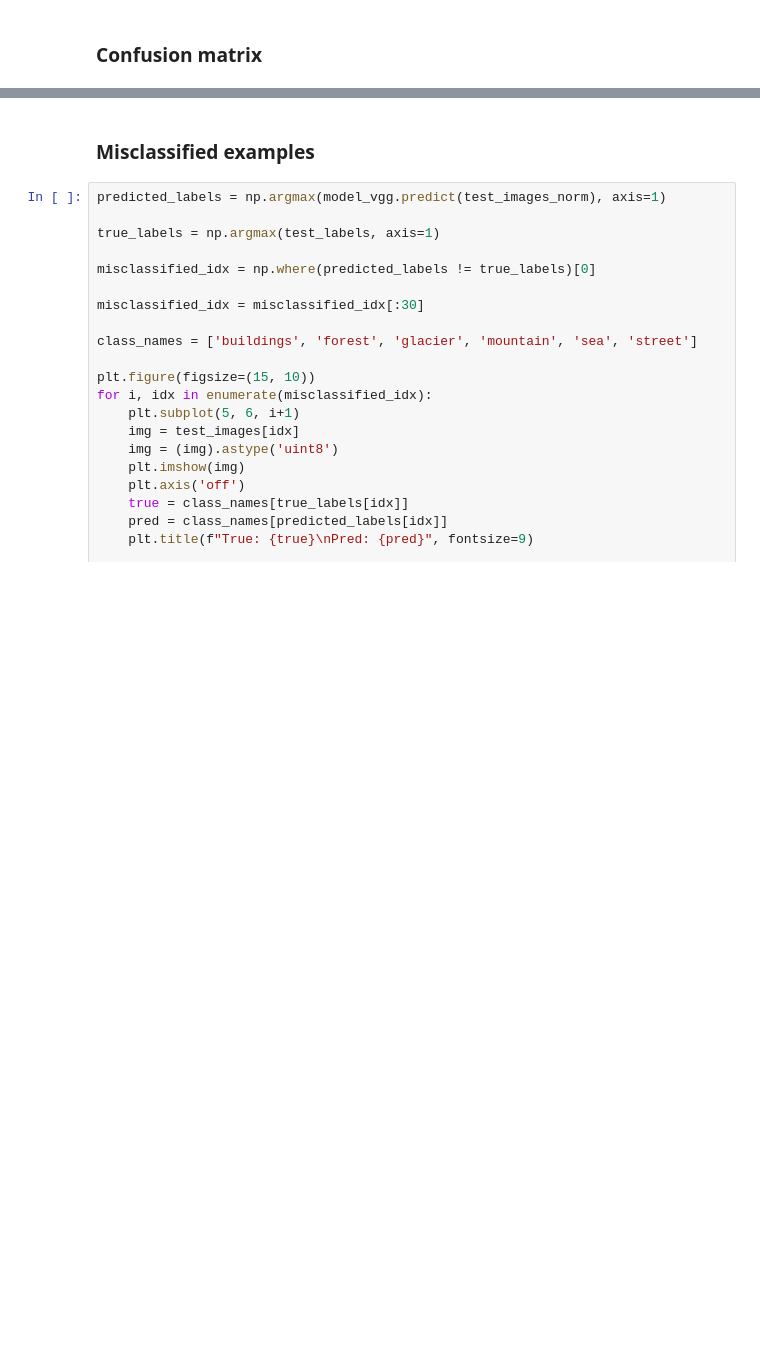
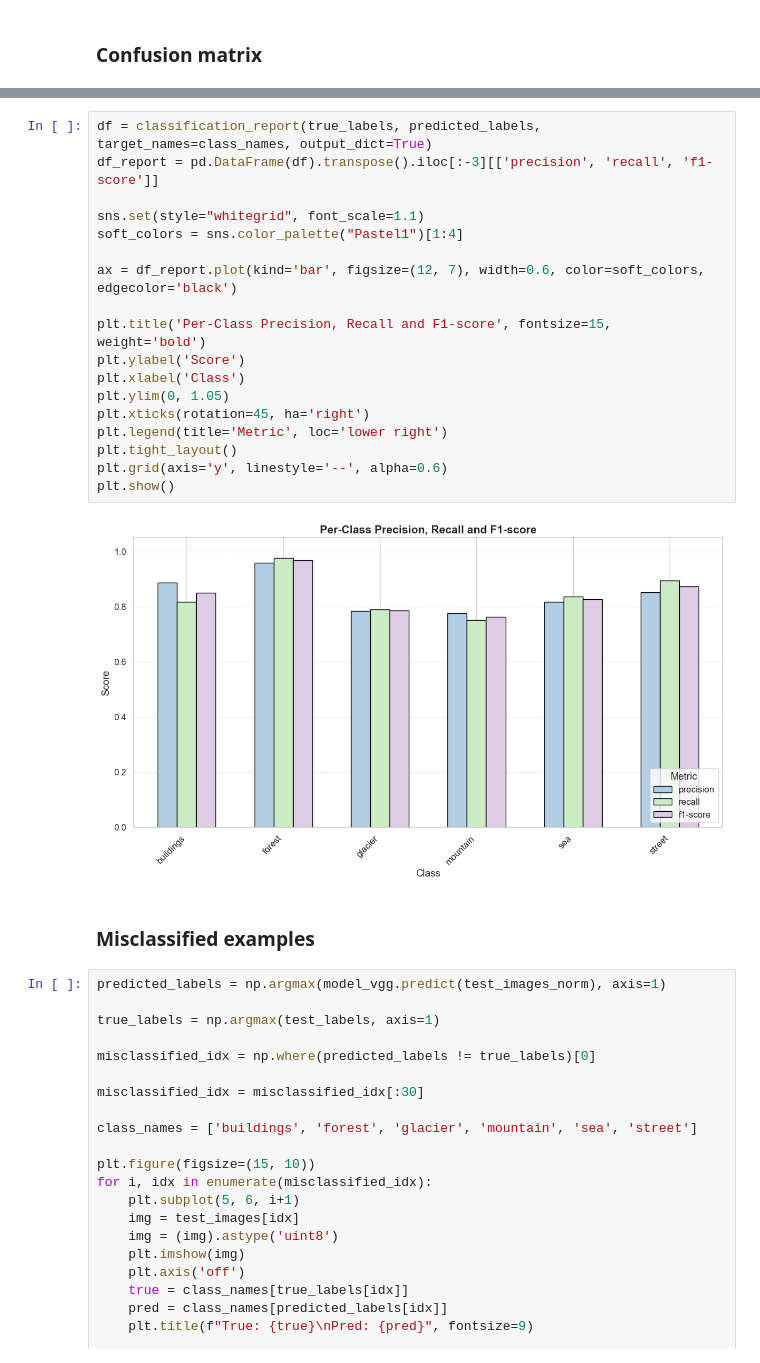
Before and after one commit to Ax1Le-JL/Evaluating-Different-Supervised-Learning-Algorithms, a Jupyter notebook: VGG16.ipynb, the cells around one changed output, grey strips where cells are left out. Saved outputs shown, nothing was run; the diff lists cells and outputs as text; blank space fills up the shorter version.

```diff
--- a/VGG16.ipynb
+++ b/VGG16.ipynb
@@ -295,3 +316,23 @@ plt.show()
+# %%
+df = classification_report(true_labels, predicted_labels, target_names=class_names, output_dict=True)
+df_report = pd.DataFrame(df).transpose().iloc[:-3][['precision', 'recall', 'f1-score']]
+
+sns.set(style="whitegrid", font_scale=1.1)
+soft_colors = sns.color_palette("Pastel1")[1:4]
+
+ax = df_report.plot(kind='bar', figsize=(12, 7), width=0.6, color=soft_colors, edgecolor='black')
+
+plt.title('Per-Class Precision, Recall and F1-score', fontsize=15, weight='bold')
+plt.ylabel('Score')
+plt.xlabel('Class')
+plt.ylim(0, 1.05)
+plt.xticks(rotation=45, ha='right')
+plt.legend(title='Metric', loc='lower right')
+plt.tight_layout()
+plt.grid(axis='y', linestyle='--', alpha=0.6)
+plt.show()
+# %% [output]
+[figure, added]
 # %% [markdown]
 ### Misclassified examples
 # %%
```
Also changed, not shown: parts of 8 cells of this notebook.
